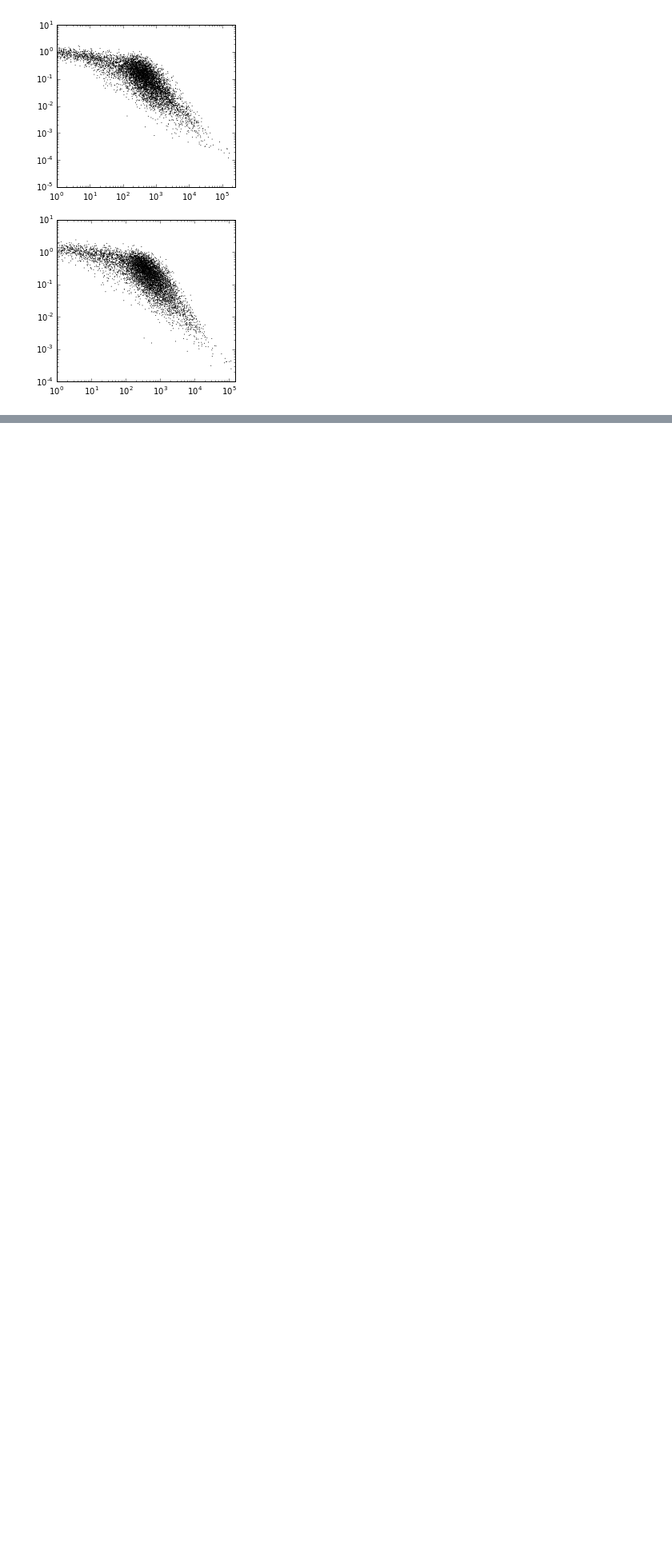
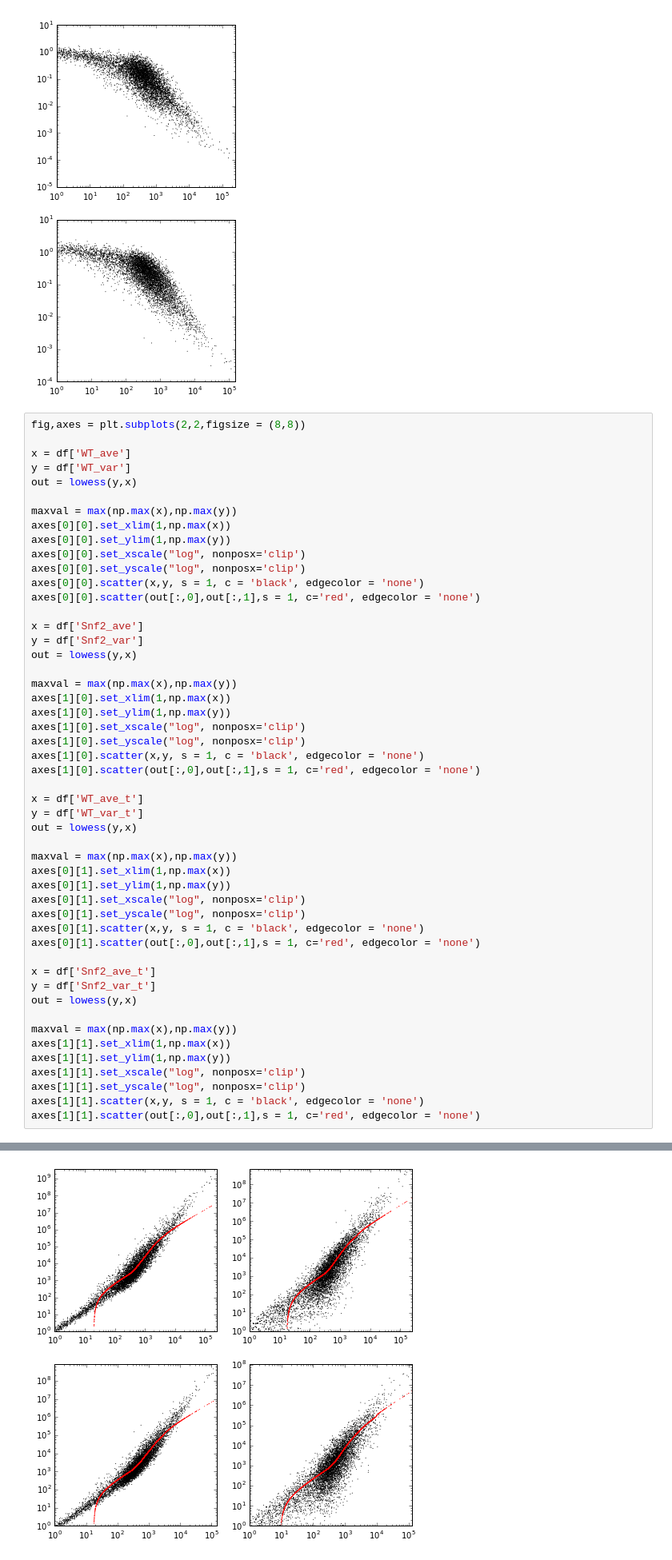
Before and after one commit to ucbmcb288/lectures, a Jupyter notebook: week2/MCB288_Week2_GeneExpression_part2.ipynb, the cells around one changed output, grey strips where cells are left out. Shown at 80% size. Drawn from its saved outputs; the diff is of its cells as text; blank space fills up the shorter version.

```diff
--- a/week2/MCB288_Week2_GeneExpression_part2.ipynb
+++ b/week2/MCB288_Week2_GeneExpression_part2.ipynb
@@ -437,3 +383,54 @@ axes[i].scatter(x,y, s = 1, c = 'black', edgecolor = 'none')
 # %% [output]
 <matplotlib.collections.PathCollection at 0x...>
 [figure]
+# %%
+fig,axes = plt.subplots(2,2,figsize = (8,8))
+
+x = df['WT_ave']
+y = df['WT_var']
+out = lowess(y,x)
+
+maxval = max(np.max(x),np.max(y))
+axes[0][0].set_xlim(1,np.max(x))
+axes[0][0].set_ylim(1,np.max(y))
+axes[0][0].set_xscale("log", nonposx='clip')
+axes[0][0].set_yscale("log", nonposx='clip')
+axes[0][0].scatter(x,y, s = 1, c = 'black', edgecolor = 'none')
+axes[0][0].scatter(out[:,0],out[:,1],s = 1, c='red', edgecolor = 'none')
+
+x = df['Snf2_ave']
+y = df['Snf2_var']
+out = lowess(y,x)
+
+maxval = max(np.max(x),np.max(y))
+axes[1][0].set_xlim(1,np.max(x))
+axes[1][0].set_ylim(1,np.max(y))
+axes[1][0].set_xscale("log", nonposx='clip')
+axes[1][0].set_yscale("log", nonposx='clip')
+axes[1][0].scatter(x,y, s = 1, c = 'black', edgecolor = 'none')
+axes[1][0].scatter(out[:,0],out[:,1],s = 1, c='red', edgecolor = 'none')
+
+x = df['WT_ave_t']
+y = df['WT_var_t']
+out = lowess(y,x)
+
+maxval = max(np.max(x),np.max(y))
+axes[0][1].set_xlim(1,np.max(x))
+axes[0][1].set_ylim(1,np.max(y))
+axes[0][1].set_xscale("log", nonposx='clip')
+axes[0][1].set_yscale("log", nonposx='clip')
+axes[0][1].scatter(x,y, s = 1, c = 'black', edgecolor = 'none')
+axes[0][1].scatter(out[:,0],out[:,1],s = 1, c='red', edgecolor = 'none')
+
+x = df['Snf2_ave_t']
+y = df['Snf2_var_t']
+out = lowess(y,x)
+
+maxval = max(np.max(x),np.max(y))
+axes[1][1].set_xlim(1,np.max(x))
+axes[1][1].set_ylim(1,np.max(y))
+axes[1][1].set_xscale("log", nonposx='clip')
+axes[1][1].set_yscale("log", nonposx='clip')
+axes[1][1].scatter(x,y, s = 1, c = 'black', edgecolor = 'none')
+axes[1][1].scatter(out[:,0],out[:,1],s = 1, c='red', edgecolor = 'none')
+# %% [output]
@@ -439,0 +438 @@ axes[i].scatter(x,y, s = 1, c = 'black', edgecolor = 'none')
+[figure, added]
```
Also changed, not shown: parts of 31 cells of this notebook, 3 other files.
